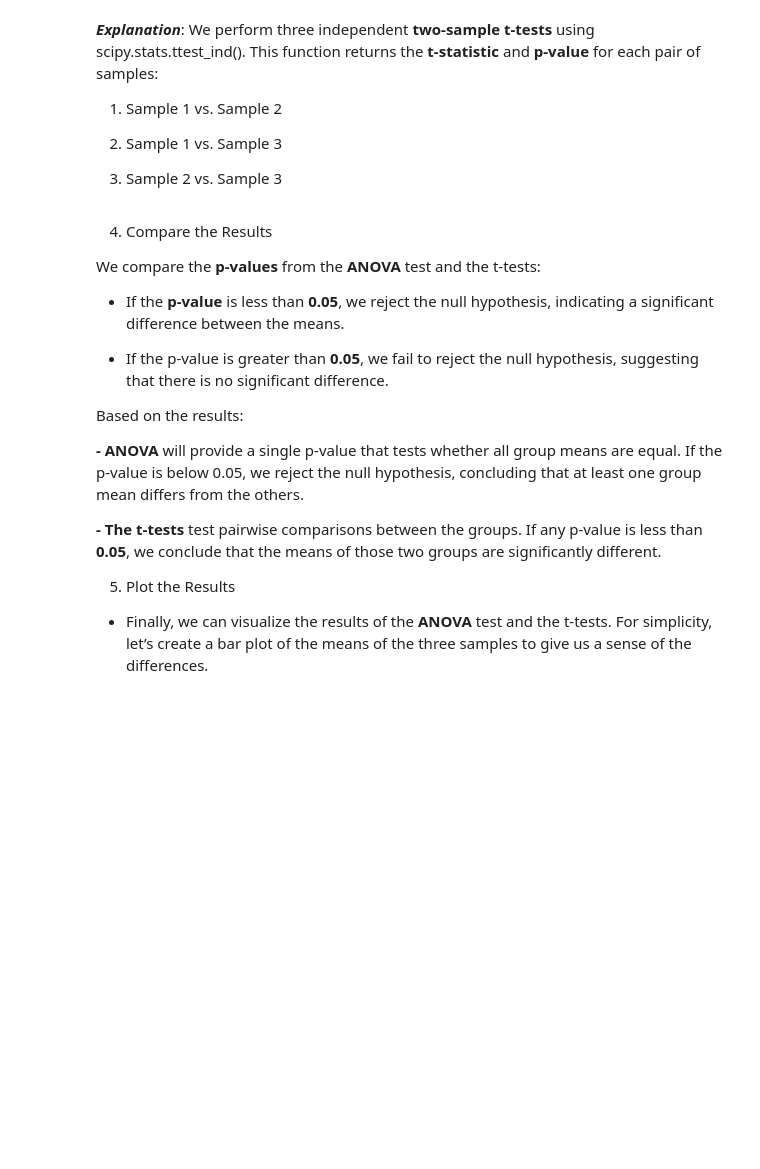
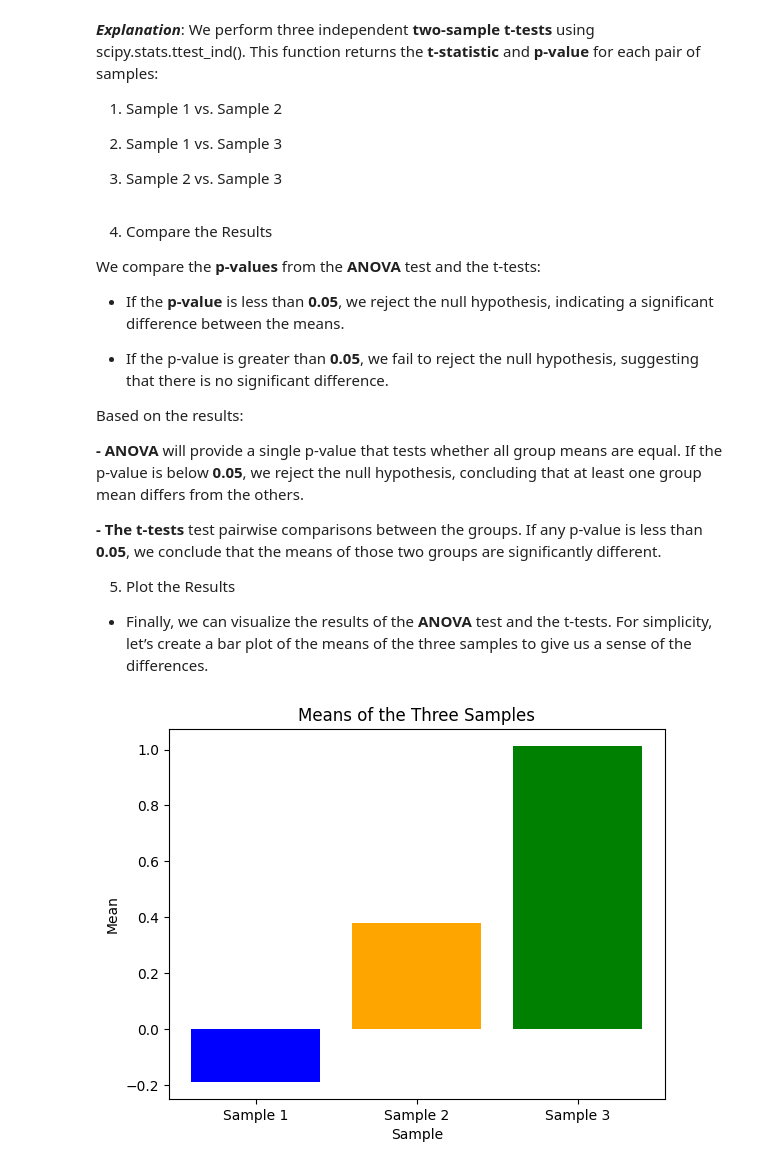
Before and after one commit to CarlosRigueti/Applied_Statistics, a Jupyter notebook: problems.ipynb, the cells around one changed output. Cells and saved outputs as stored; diff of their text form; code cells hidden in the pictures; blank space fills up the shorter version.

```diff
--- a/problems.ipynb
+++ b/problems.ipynb
@@ -635,10 +635,22 @@ We compare the **p-values** from the **ANOVA** test and the t-tests:
 
 Based on the results:
 
-**- ANOVA** will provide a single p-value that tests whether all group means are equal. If the p-value is below 0.05, we reject the null hypothesis, concluding that at least one group mean differs from the others.
+**- ANOVA** will provide a single p-value that tests whether all group means are equal. If the p-value is below **0.05**, we reject the null hypothesis, concluding that at least one group mean differs from the others.
 
 **- The t-tests** test pairwise comparisons between the groups. If any p-value is less than **0.05**, we conclude that the means of those two groups are significantly different.
 
 5. Plot the Results
 
 - Finally, we can visualize the results of the **ANOVA** test and the t-tests. For simplicity, let’s create a bar plot of the means of the three samples to give us a sense of the differences.
+# %%
+# Plot the means of the three samples
+means = [np.mean(sample_1), np.mean(sample_2), np.mean(sample_3)]
+labels = ['Sample 1', 'Sample 2', 'Sample 3']
+
+plt.bar(labels, means, color=['blue', 'orange', 'green'])
+plt.title('Means of the Three Samples')
+plt.xlabel('Sample')
+plt.ylabel('Mean')
+plt.show()
+# %% [output]
+[figure, added]
```
Also changed, not shown: parts of 2 cells of this notebook.
